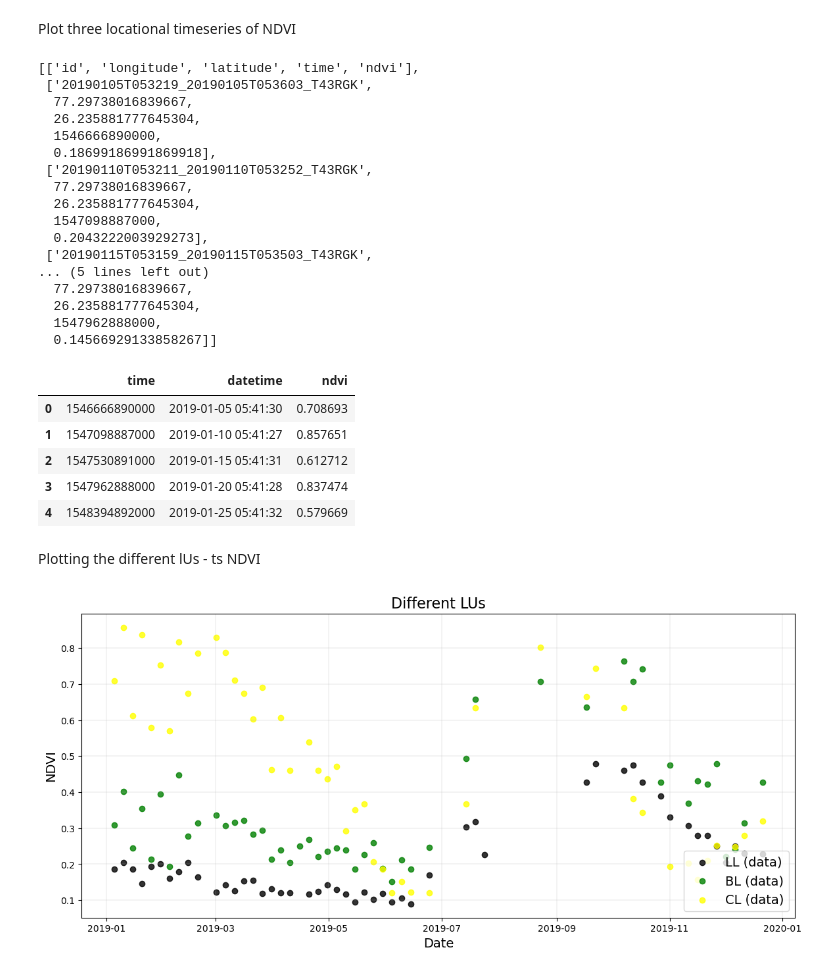
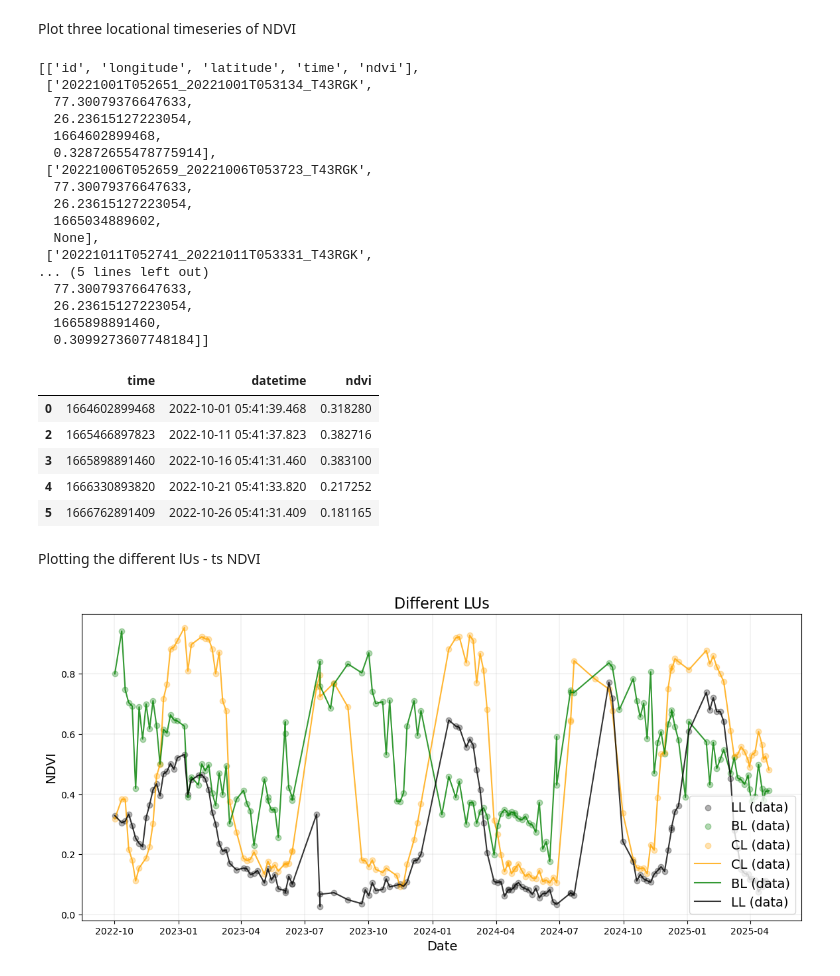
Before and after one commit to vikramranga/Bmapping, a Jupyter notebook: ts_plotting.ipynb, the cells around one changed output. Saved outputs shown, nothing was run; the diff lists cells and outputs as text; code cells hidden in the pictures.

```diff
--- a/ts_plotting.ipynb
+++ b/ts_plotting.ipynb
@@ -91,6 +97,7 @@ Map(center=[0, 0], controls=(WidgetControl(options=['position', 'transparent_bg'
 # %% [markdown]
 Plot three locational timeseries of NDVI
 # %%
+scale = 10
 # Get the data for the pixel intersecting the point in urban area.
 ndvi_ll_poi = ndvi.getRegion(ll_poi, scale).getInfo()
 
@@ -102,22 +109,22 @@ ndvi_cl_poi = ndvi.getRegion(cl_poi, scale).getInfo()
 ndvi_ll_poi[:5]
 # %% [output]
 [['id', 'longitude', 'latitude', 'time', 'ndvi'],
- ['20190105T053219_20190105T053603_T43RGK',
-  77.29738016839667,
-  26.235881777645304,
-  1546666890000,
-  0.18699186991869918],
- ['20190110T053211_20190110T053252_T43RGK',
-  77.29738016839667,
-  26.235881777645304,
-  1547098887000,
-  0.2043222003929273],
- ['20190115T053159_20190115T053503_T43RGK',
+ ['20221001T052651_20221001T053134_T43RGK',
+  77.30079376647633,
+  26.23615127223054,
+  1664602899468,
+  0.32872655478775914],
+ ['20221006T052659_20221006T053723_T43RGK',
+  77.30079376647633,
+  26.23615127223054,
+  1665034889602,
+  None],
+ ['20221011T052741_20221011T053331_T43RGK',
 ... (5 lines left out)
-  77.29738016839667,
-  26.235881777645304,
-  1547962888000,
-  0.14566929133858267]]
+  77.30079376647633,
+  26.23615127223054,
+  1665898891460,
+  0.3099273607748184]]
 # %%
 import pandas as pd
 
@@ -144,19 +151,18 @@ def ee_array_to_df(arr, list_of_bands):
 
     return df
 # %%
-ndvi_df_ll = ee_array_to_df(ndvi_ll_poi, ['ndvi'])
-ndvi_df_bl = ee_array_to_df(ndvi_bl_poi, ['ndvi'])
-ndvi_df_cl = ee_array_to_df(ndvi_cl_poi, ['ndvi'])
-ndvi_df_ll.head()
-ndvi_df_bl.head()
-ndvi_df_cl.head()
+ndvi_df_ll1 = ee_array_to_df(ndvi_ll1_poi, ['ndvi'])
+ndvi_df_ll2 = ee_array_to_df(ndvi_ll2_poi, ['ndvi'])
+ndvi_df_ll3 = ee_array_to_df(ndvi_ll3_poi, ['ndvi'])
+ndvi_df_ll4 = ee_array_to_df(ndvi_ll4_poi, ['ndvi'])
+ndvi_df_ll1.head()
 # %% [output]
 |  | time | datetime | ndvi |
-| 0 | 1546666890000 | 2019-01-05 05:41:30 | 0.708693 |
-| 1 | 1547098887000 | 2019-01-10 05:41:27 | 0.857651 |
-| 2 | 1547530891000 | 2019-01-15 05:41:31 | 0.612712 |
-| 3 | 1547962888000 | 2019-01-20 05:41:28 | 0.837474 |
-| 4 | 1548394892000 | 2019-01-25 05:41:32 | 0.579669 |
+| 0 | 1664602899468 | 2022-10-01 05:41:39.468 | 0.318280 |
+| 2 | 1665466897823 | 2022-10-11 05:41:37.823 | 0.382716 |
+| 3 | 1665898891460 | 2022-10-16 05:41:31.460 | 0.383100 |
+| 4 | 1666330893820 | 2022-10-21 05:41:33.820 | 0.217252 |
+| 5 | 1666762891409 | 2022-10-26 05:41:31.409 | 0.181165 |
 # %% [markdown]
 Plotting the different lUs - ts NDVI
 # %%
@@ -169,10 +175,18 @@ from scipy import optimize
 fig, ax = plt.subplots(figsize = (14,6))
 ax.scatter(ndvi_df_ll['datetime'], ndvi_df_ll['ndvi'],
            c='black', alpha=0.8, label='LL (data)')
-ax.scatter(ndvi_df_bl['datetime'], ndvi_df_bl['ndvi'],
+# ax.scatter(ndvi_df_bl['datetime'], ndvi_df_bl['ndvi'],
+#            c='green', alpha=0.8, label='BL (data)')
+ax.scatter(ndvi_df_cl['datetime'], ndvi_df_cl['ndvi'],
+           c='orange', alpha=0.8, label='CL (data)')
+
+# Plot line
+ax.plot(ndvi_df_cl['datetime'], ndvi_df_cl['ndvi'],
+           c='orange', alpha=0.8, label='CL (data)')
+ax.plot(ndvi_df_bl['datetime'], ndvi_df_bl['ndvi'],
            c='green', alpha=0.8, label='BL (data)')
-ax.scatter(ndvi_df_cl['datetime'], ndvi_df_cl['ndvi'],
-           c='yellow', alpha=0.8, label='CL (data)')
+ax.plot(ndvi_df_ll['datetime'], ndvi_df_ll['ndvi'],
+           c='black', alpha=0.8, label='LL (data)')
 
 # Fit curves.
 ## First, extract x values (times) from the dfs.
@@ -196,31 +210,31 @@ x_data_cl = np.asanyarray(ndvi_df_cl['time'].apply(float))  # CL
 # phi = 2*np.pi*4*30.5*3600*1000/tau  # offset regarding when we expect LST(t)=LST0
 
 # params_ll, params_covariance_ll = optimize.curve_fit(
 #     fit_func, x_data_ll, y_data_ll, p0=[lst0, delta_lst, tau, phi])
 # params_bl, params_covariance_bl = optimize.curve_fit(
 #     fit_func, x_data_bl, y_data_bl, p0=[lst0, delta_lst, tau, phi])
 # params_cl, params_covariance_cl = optimize.curve_fit(
 #     fit_func, x_data_cl, y_data_cl, p0=[lst0, delta_lst, tau, phi])
 
 # # Add fitting curves.
 # ax.plot(ndvi_df_ll['datetime'],
 #         fit_func(x_data_ll, params_ll[0], params_ll[1], params_ll[2], params_ll[3]),
 #         label='LL (fitted)', color='black', lw=2.5)
 # ax.plot(ndvi_df_bl['datetime'],
 #         fit_func(x_data_bl, params_bl[0], params_bl[1], params_bl[2], params_bl[3]),
 #         label='BL (fitted)', color='green', lw=2.5)
 # ax.plot(ndvi_df_cl['datetime'],
 #         fit_func(x_data_cl, params_cl[0], params_cl[1], params_cl[2], params_cl[3]),
 #         label='BL (fitted)', color='yellow', lw=2.5)
 
 # Add some parameters.
 ax.set_title('Different LUs', fontsize=16)
 ax.set_xlabel('Date', fontsize=14)
 ax.set_ylabel('NDVI', fontsize=14)
 #ax.set_ylim(-0, 40)
 ax.grid(lw=0.2)
 ax.legend(fontsize=14, loc='lower right')
 
 plt.show()
 # %% [output]
-[figure, old version]
+[figure, new version]
```
Also changed, not shown: parts of 3 cells of this notebook, 2 other files.
